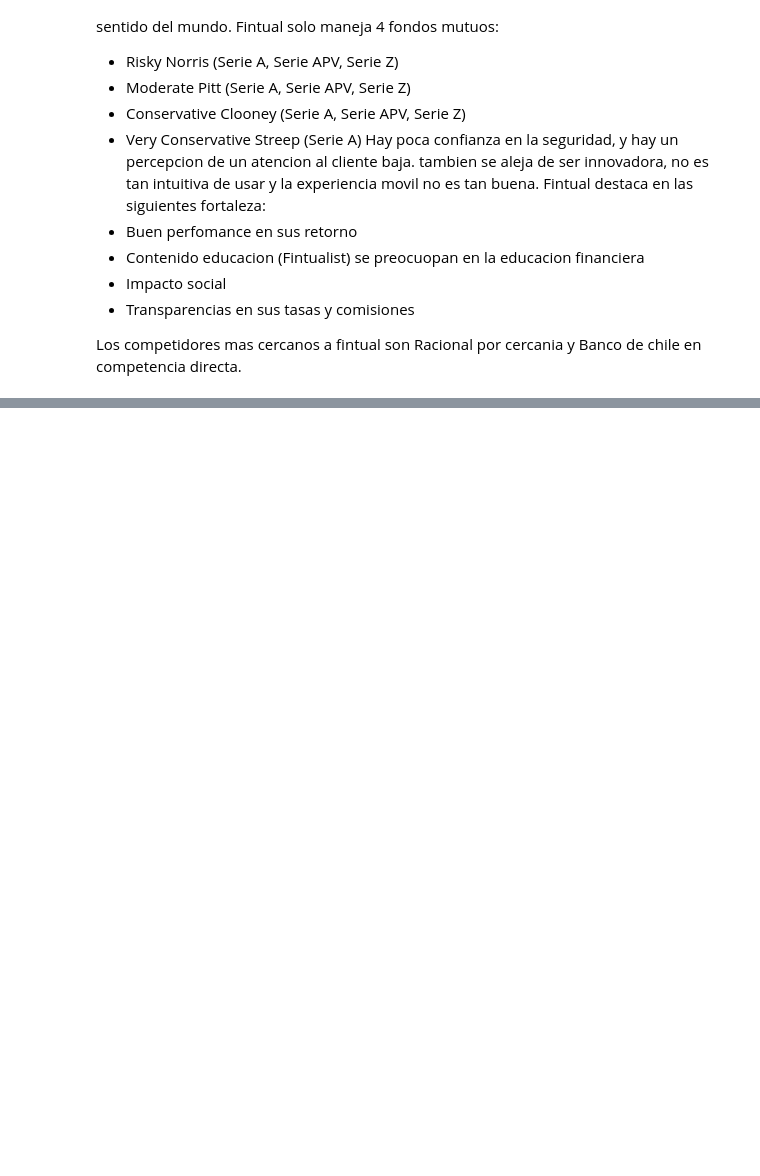
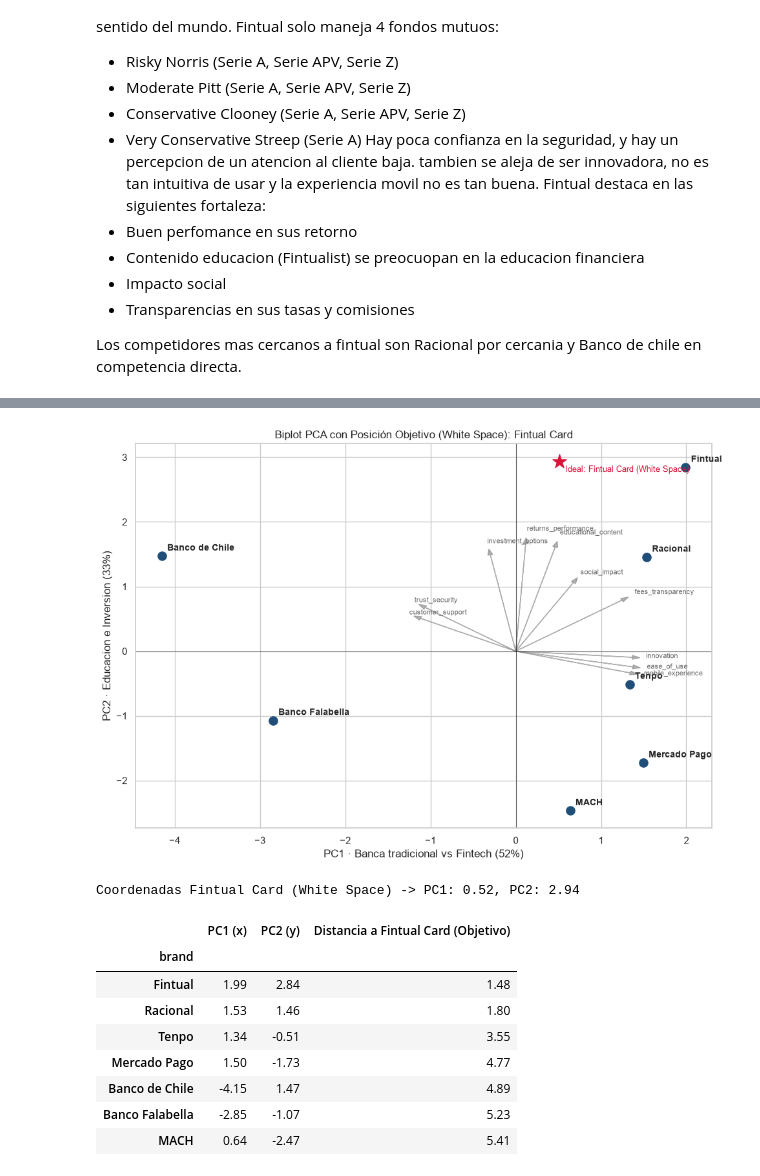
Before and after one commit to fcisternasg/fintual-card-marketing-analytics, a Jupyter notebook: Taller_Fintual.ipynb, the cells around one changed output, grey strips where cells are left out. Saved outputs shown, nothing was run; the diff lists cells and outputs as text; code cells hidden in the pictures; blank space fills up the shorter version.

Commit message:
Terminado, pero no limpio

```diff
--- a/Taller_Fintual.ipynb
+++ b/Taller_Fintual.ipynb
@@ -1518,0 +1491,59 @@ Los competidores mas cercanos a fintual son Racional por cercania y Banco de chi
+# %%
+# 2. Definición del Vector Objetivo (White Space) para Fintual Card
+# Estrategia: Mantener la agilidad y transparencia de Fintual, pero cerrar la brecha en Seguridad y Soporte
+# frente a Banco de Chile para capturar a Millennials en Crecimiento y Jóvenes Transaccionales.
+objetivo_card = pd.DataFrame(
+    {
+        "ease_of_use":         [6.05],  # Mantiene la facilidad de uso actual de Fintual (6.02)
+        "fees_transparency":   [6.25],  # Mantiene el liderazgo de Fintual en $0 comisiones ocultas (6.24)
+        "investment_options":  [5.10],  # Mantiene opciones actuales conectadas a la tarjeta (5.00)
+        "customer_support":    [5.55],  # Sube desde 4.51 hasta igualar el estándar de Banco de Chile (5.56)
+        "mobile_experience":   [5.95],  # Refuerza levemente la app móvil actual de Fintual (5.85)
+        "educational_content": [5.50],  # Se modera (de 6.16 a 5.50) por ser un producto transaccional más que educativo
+        "trust_security":      [6.15],  # Sube desde 5.41 hasta alcanzar la solidez percibida de Banco de Chile (6.19)
+        "returns_performance": [5.35],  # Mantiene el respaldo de rentabilidad de Fintual (5.35)
+        "social_impact":       [5.00],  # Rol secundario en medios de pago (5.00)
+        "innovation":          [5.65],  # Mantiene y refuerza la innovación de Fintual (5.57)
+    },
+    index=["Fintual Card (White Space)"],
+)[perception_columns]
+
+# Comparación directa: Fintual Actual vs. Competidores Clave vs. Fintual Card (Objetivo)
+comparativa_vector = pd.concat([
+    perception_by_brand.loc[["Fintual", "Banco de Chile", "Mercado Pago", "Racional"]],
+    objetivo_card
+]).round(2)
+display(comparativa_vector)
+
+# 3. Proyección del Vector Objetivo sobre el mismo espacio PCA (sin re-ajustar los ejes)
+scaler = StandardScaler().fit(perception_by_brand)
+objetivo_z = scaler.transform(objetivo_card)
+objetivo_xy = pd.DataFrame(
+    pca.transform(objetivo_z)[:, :2],
+    index=objetivo_card.index,
+    columns=["x", "y"]
+)
+
+biplot(
+    scores,
+    cargas,
+    perception_by_brand.index,
+    extra=objetivo_xy,
+    titulo="Biplot PCA con Posición Objetivo (White Space): Fintual Card"
+)
+
+# 4. Distancias Euclidianas en el plano 2D entre las marcas actuales y la Posición Objetivo
+marcas_xy = pd.DataFrame(scores[:, :2], index=perception_by_brand.index, columns=["x", "y"])
+dist_objetivo = pd.DataFrame(
+    {
+        "PC1 (x)": marcas_xy["x"],
+        "PC2 (y)": marcas_xy["y"],
+        "Distancia a Fintual Card (Objetivo)": [
+            np.linalg.norm(marcas_xy.loc[m] - objetivo_xy.iloc[0]) for m in marcas_xy.index
+        ],
+    }
+).sort_values("Distancia a Fintual Card (Objetivo)").round(2)
+
+print(f"Coordenadas Fintual Card (White Space) -> PC1: {objetivo_xy.iloc[0, 0]:.2f}, PC2: {objetivo_xy.iloc[0, 1]:.2f}")
+display(dist_objetivo)
+# %% [output]
@@ -1518,0 +1556,11 @@ Los competidores mas cercanos a fintual son Racional por cercania y Banco de chi
+[figure, added]
+Coordenadas Fintual Card (White Space) -> PC1: 0.52, PC2: 2.94
+|  | PC1 (x) | PC2 (y) | Distancia a Fintual Card (Objetivo) |
+| brand |  |  |  |
+| Fintual | 1.99 | 2.84 | 1.48 |
+| Racional | 1.53 | 1.46 | 1.80 |
+| Tenpo | 1.34 | -0.51 | 3.55 |
+| Mercado Pago | 1.50 | -1.73 | 4.77 |
+| Banco de Chile | -4.15 | 1.47 | 4.89 |
+| Banco Falabella | -2.85 | -1.07 | 5.23 |
+| MACH | 0.64 | -2.47 | 5.41 |
```
Also changed, not shown: parts of 5 cells of this notebook.
